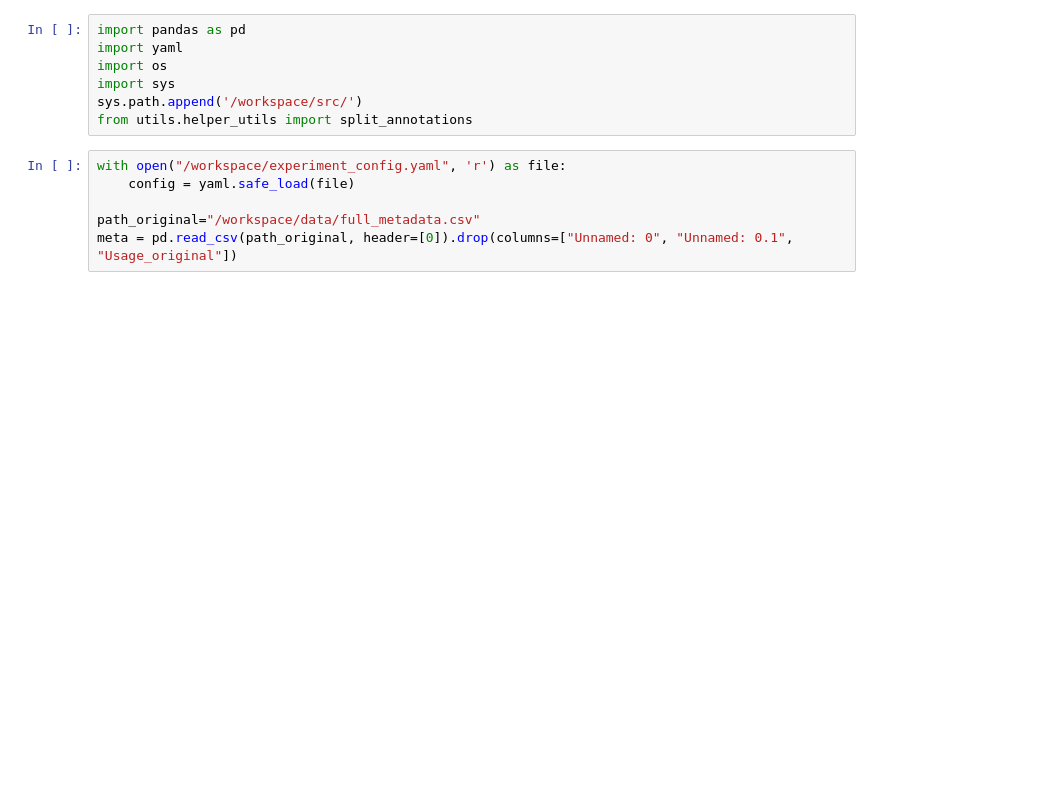
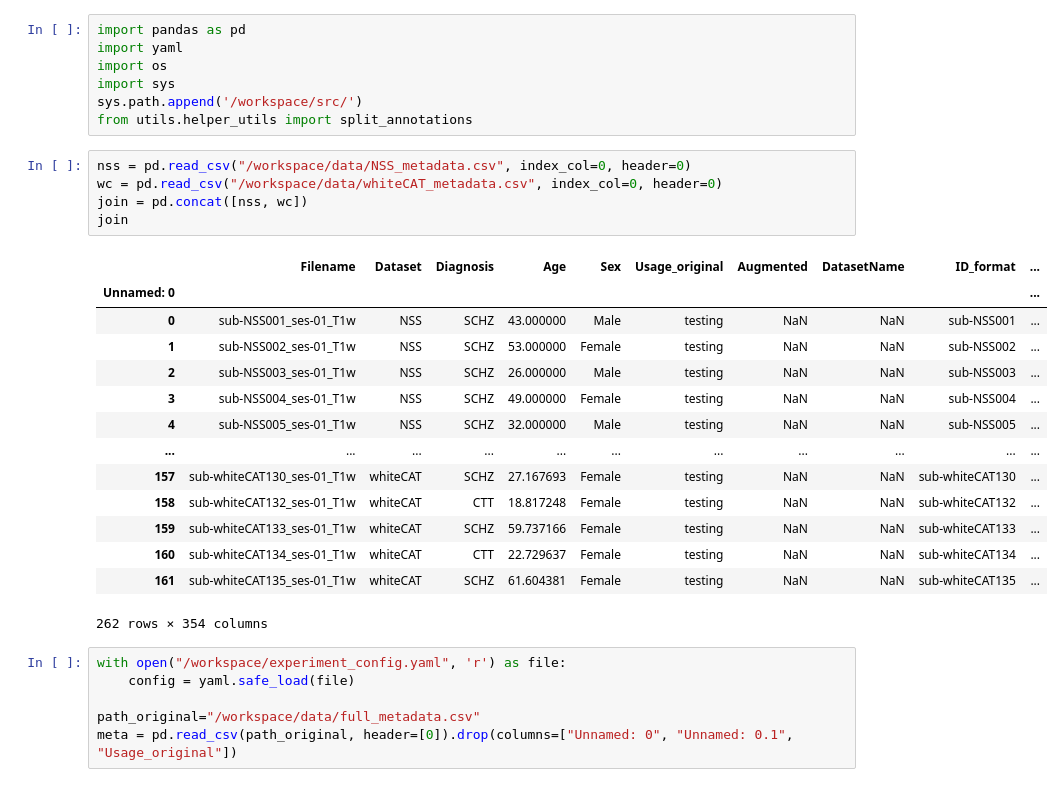
Before and after one commit to N1klasSchmidt/Volumetric-MRI-Classification-VAE, a Jupyter notebook: testing_grounds.ipynb, the cells around one changed output. Drawn from its saved outputs; the diff is of its cells as text; blank space fills up the shorter version.

```diff
--- a/testing_grounds.ipynb
+++ b/testing_grounds.ipynb
@@ -5,6 +5,26 @@ import os
 import sys
 sys.path.append('/workspace/src/')
 from utils.helper_utils import split_annotations
+# %%
+nss = pd.read_csv("/workspace/data/NSS_metadata.csv", index_col=0, header=0)
+wc = pd.read_csv("/workspace/data/whiteCAT_metadata.csv", index_col=0, header=0)
+join = pd.concat([nss, wc])
+join
+# %% [output]
+|  | Filename | Dataset | Diagnosis | Age | Sex | Usage_original | Augmented | DatasetName | ID_format | ... |
+| Unnamed: 0 |  |  |  |  |  |  |  |  |  | ... |
+| 0 | sub-NSS001_ses-01_T1w | NSS | SCHZ | 43.000000 | Male | testing | NaN | NaN | sub-NSS001 | ... |
+| 1 | sub-NSS002_ses-01_T1w | NSS | SCHZ | 53.000000 | Female | testing | NaN | NaN | sub-NSS002 | ... |
+| 2 | sub-NSS003_ses-01_T1w | NSS | SCHZ | 26.000000 | Male | testing | NaN | NaN | sub-NSS003 | ... |
+| 3 | sub-NSS004_ses-01_T1w | NSS | SCHZ | 49.000000 | Female | testing | NaN | NaN | sub-NSS004 | ... |
+| 4 | sub-NSS005_ses-01_T1w | NSS | SCHZ | 32.000000 | Male | testing | NaN | NaN | sub-NSS005 | ... |
+| ... | ... | ... | ... | ... | ... | ... | ... | ... | ... | ... |
+| 157 | sub-whiteCAT130_ses-01_T1w | whiteCAT | SCHZ | 27.167693 | Female | testing | NaN | NaN | sub-whiteCAT130 | ... |
+| 158 | sub-whiteCAT132_ses-01_T1w | whiteCAT | CTT | 18.817248 | Female | testing | NaN | NaN | sub-whiteCAT132 | ... |
+| 159 | sub-whiteCAT133_ses-01_T1w | whiteCAT | SCHZ | 59.737166 | Female | testing | NaN | NaN | sub-whiteCAT133 | ... |
+| 160 | sub-whiteCAT134_ses-01_T1w | whiteCAT | CTT | 22.729637 | Female | testing | NaN | NaN | sub-whiteCAT134 | ... |
+| 161 | sub-whiteCAT135_ses-01_T1w | whiteCAT | SCHZ | 61.604381 | Female | testing | NaN | NaN | sub-whiteCAT135 | ... |
+262 rows × 354 columns
 # %%
 with open("/workspace/experiment_config.yaml", 'r') as file:
     config = yaml.safe_load(file)
```
Also changed, not shown: 9 other files.
